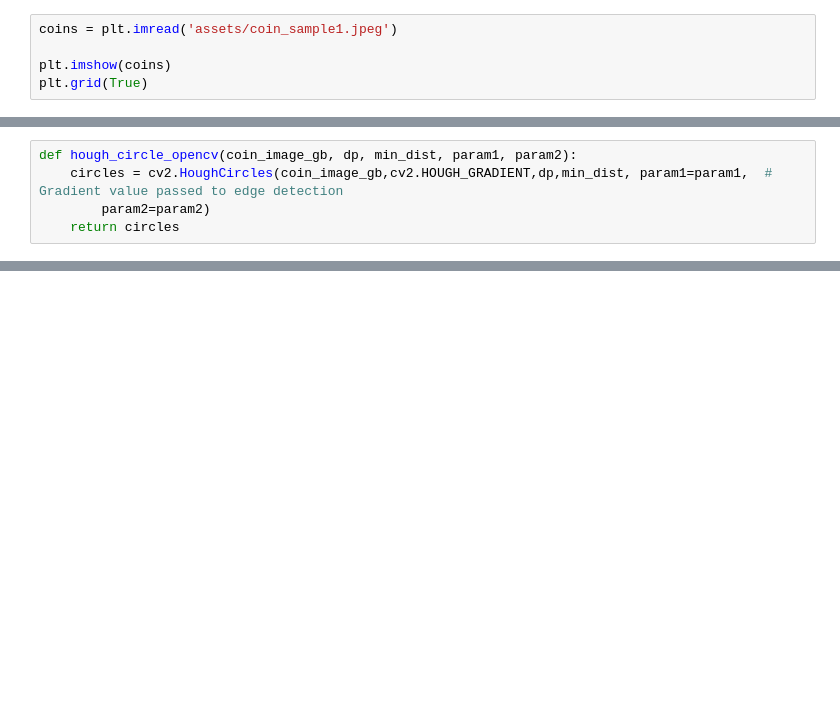
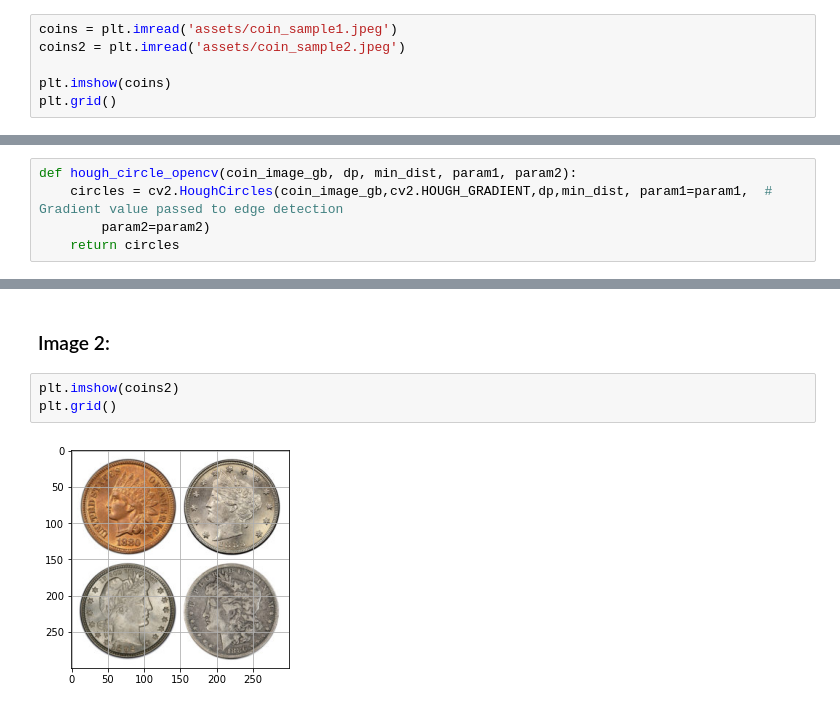
Before and after one commit to karank85/count-coins, a Jupyter notebook: main.ipynb, the cells around one changed output, grey strips where cells are left out. Cells and saved outputs as stored; diff of their text form; blank space fills up the shorter version.

```diff
--- a/main.ipynb
+++ b/main.ipynb
@@ -12,9 +12,10 @@ import cv2
 ### Reading image
 # %%
 coins = plt.imread('assets/coin_sample1.jpeg')
+coins2 = plt.imread('assets/coin_sample2.jpeg')
 
 plt.imshow(coins)
-plt.grid(True)
+plt.grid()
 # %% [output]
 [figure]
 # %% [markdown]
@@ -68,0 +74,7 @@ plt.imshow(coins)
+# %% [markdown]
+### Image 2:
+# %%
+plt.imshow(coins2)
+plt.grid()
+# %% [output]
+[figure, added]
```
Also changed, not shown: parts of 8 cells of this notebook, 1 other file.
